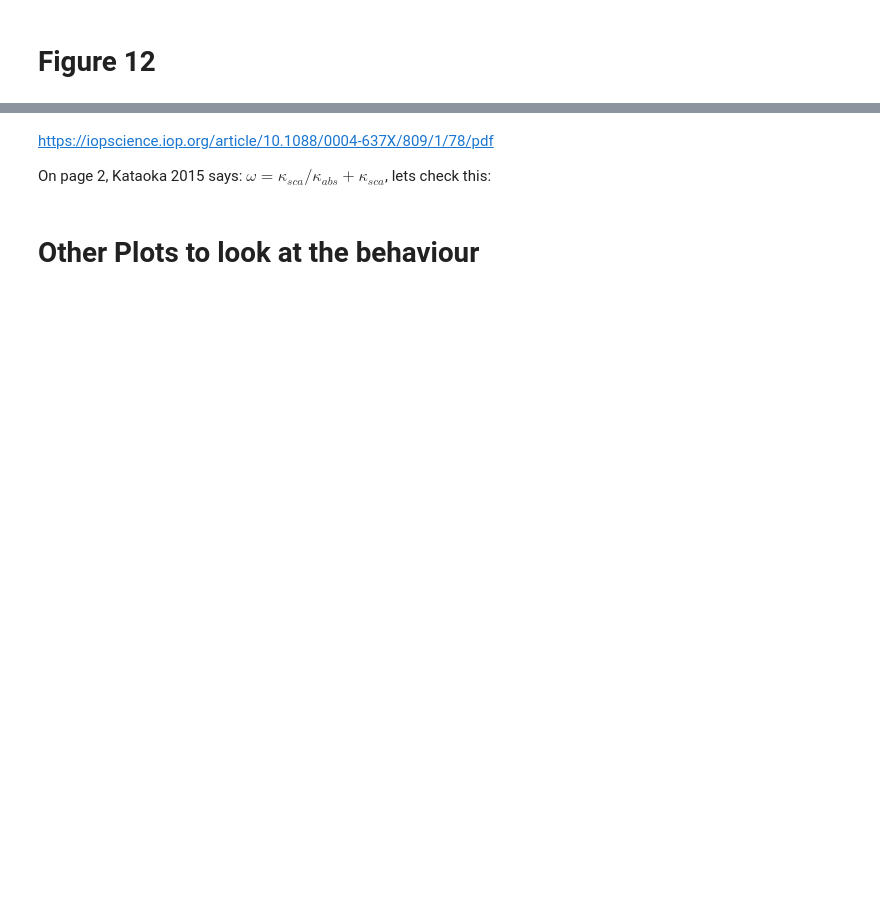
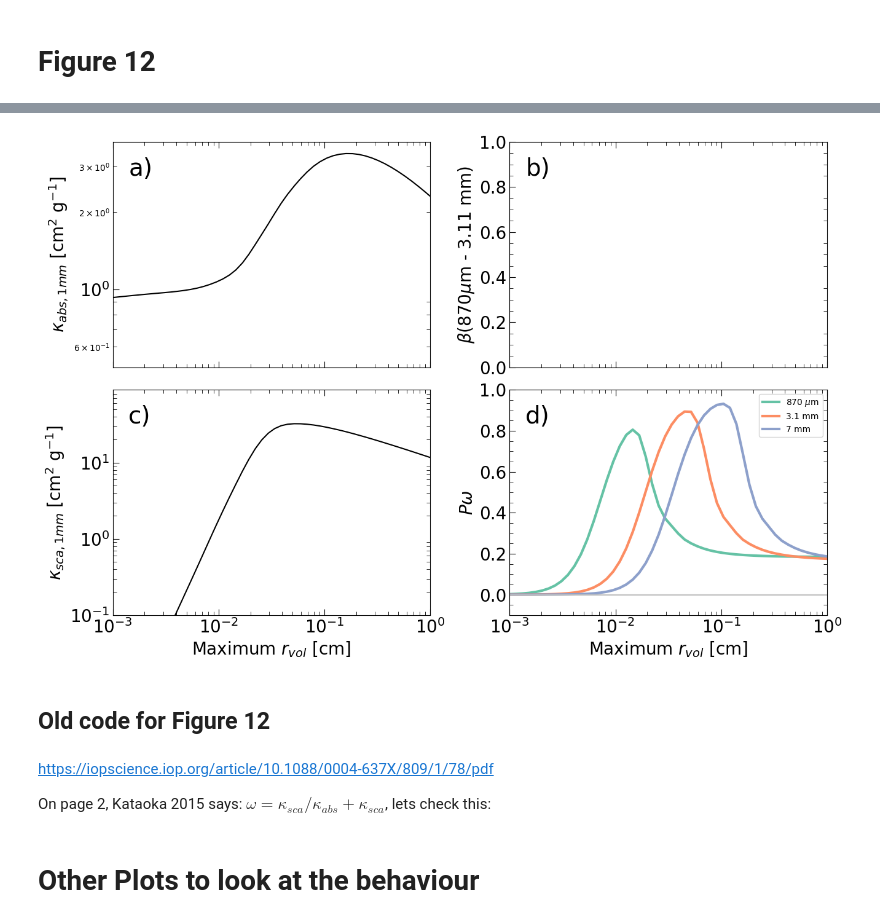
Before and after one commit to audreyburggraf/MastersThesis, a Jupyter notebook: PLOTTING C29 989/glitterin/DustModels/RecreatingLin2025Figures.ipynb, the cells around one changed output, grey strips where cells are left out. Saved outputs shown, nothing was run; the diff lists cells and outputs as text; code cells hidden in the pictures; blank space fills up the shorter version.

```diff
--- a/PLOTTING C29 989/glitterin/DustModels/RecreatingLin2025Figures.ipynb
+++ b/PLOTTING C29 989/glitterin/DustModels/RecreatingLin2025Figures.ipynb
@@ -167,0 +182,19 @@ Sanity check: theta[idx_90] = 90.0
+# %%
+# Set how I want to index the data and set the wavelengths in figure 12 in cm
+data_idx = ['870 micron', '1 mm', '3.1 mm', '7 mm']
+
+data_w_cm = {'870 micron': 0.087,
+             '1 mm': 0.1,
+             '3.1 mm': 0.31,
+             '7 mm': 0.7, }
+
+
+data_n = {'870 micron': 2.3,
+          '1 mm': 2.3,
+          '3.1 mm': 2.3,
+          '7 mm': 2.3}
+
+data_k = {'870 micron': 2.3e-2,
+          '1 mm': 2.1e-2,
+          '3.1 mm': 8.4e-3,
+          '7 mm': 4.3e-3}
@@ -168,3 +422,9 @@ Sanity check: theta[idx_90] = 90.0
+# %%
+fig, axes = Lin2025Figure12(results12)
+# %% [output]
+[figure, added]
+# %% [markdown]
+## Old code for Figure 12
 # %%
 # # Choose the wavelengths
 # # ----------------------------------------------
```
Also changed, not shown: parts of 15 cells of this notebook, 6 other files.
